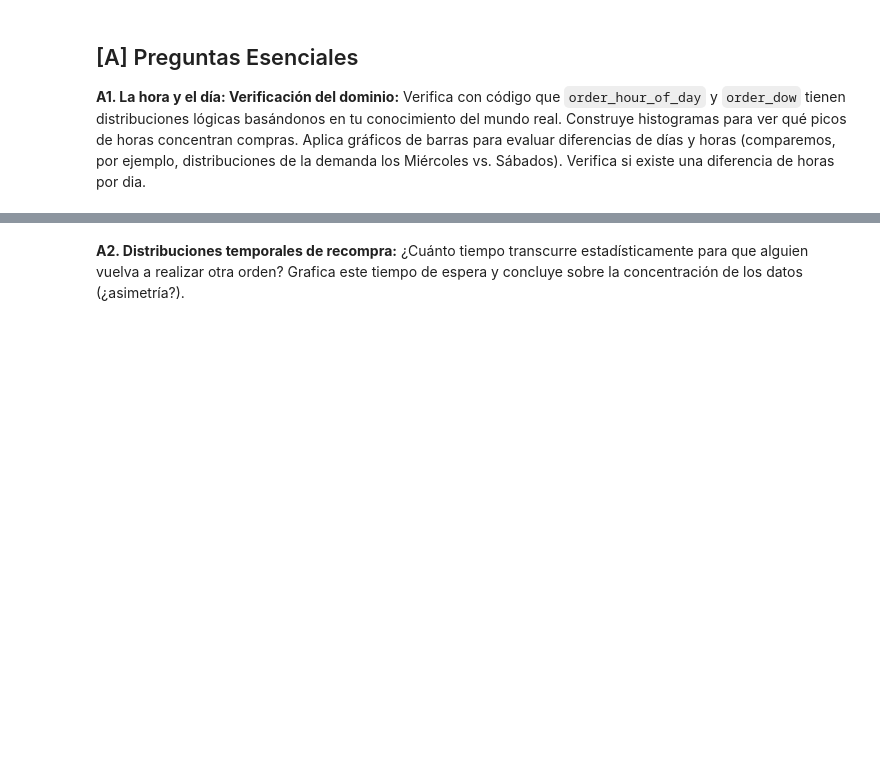
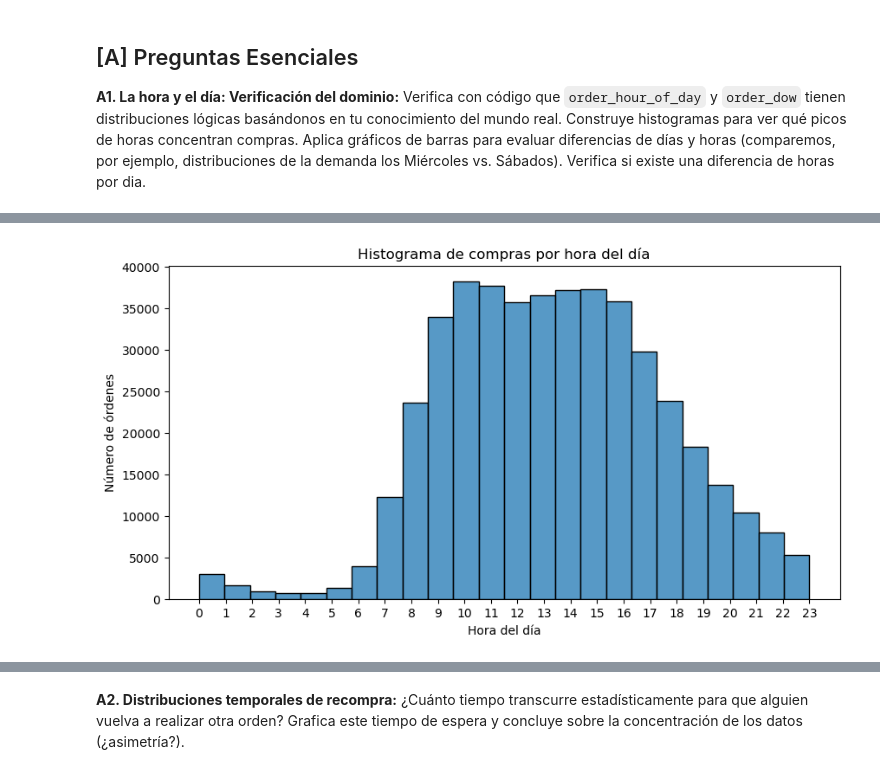
Before and after one commit to gbberru/ds-week-2, a Jupyter notebook: taller_3_Gustavo_Berru.ipynb, the cells around one changed output, grey strips where cells are left out. Drawn from its saved outputs; the diff is of its cells as text; code cells hidden in the pictures; blank space fills up the shorter version.

```diff
--- a/taller_3_Gustavo_Berru.ipynb
+++ b/taller_3_Gustavo_Berru.ipynb
@@ -924,3 +922,10 @@ Con tu conjunto de datos ahora limpio (*trusted/gold data*) mediante la auditor
 
 **A1. La hora y el día: Verificación del dominio:**
 Verifica con código que `order_hour_of_day` y `order_dow` tienen distribuciones lógicas basándonos en tu conocimiento del mundo real. Construye histogramas para ver qué picos de horas concentran compras. Aplica gráficos de barras para evaluar diferencias de días y horas (comparemos, por ejemplo, distribuciones de la demanda los Miércoles vs. Sábados). Verifica si existe una diferencia de horas por dia.
+# %%
+#La hora y el día: verificación del dominio
+# OBT está a nivel item por orden, por eso quitamos duplicados por order_id
+orders_a1 = obt[["order_id", "order_dow", "order_hour_of_day"]].drop_duplicates().copy()
+
+print("Filas únicas de órdenes:", orders_a1.shape[0])
+display(orders_a1.head())
@@ -926,0 +958,10 @@ Verifica con código que `order_hour_of_day` y `order_dow` tienen distribuciones
+# %%
+plt.figure(figsize=(10,5))
+sns.histplot(data=orders_a1, x="order_hour_of_day", bins=24)
+plt.title("Histograma de compras por hora del día")
+plt.xlabel("Hora del día")
+plt.ylabel("Número de órdenes")
+plt.xticks(range(0,24))
+plt.show()
+# %% [output]
+[figure, added]
```
Also changed, not shown: parts of 16 cells of this notebook.
